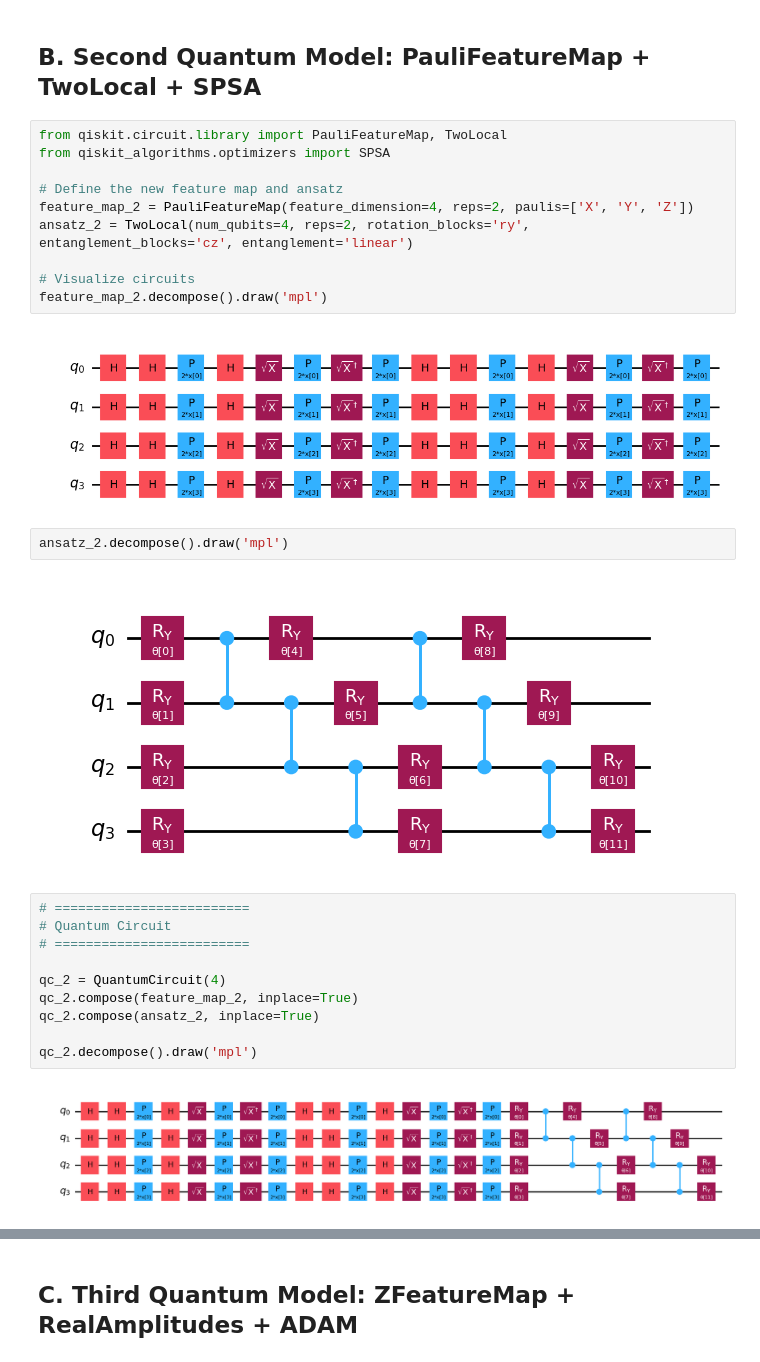
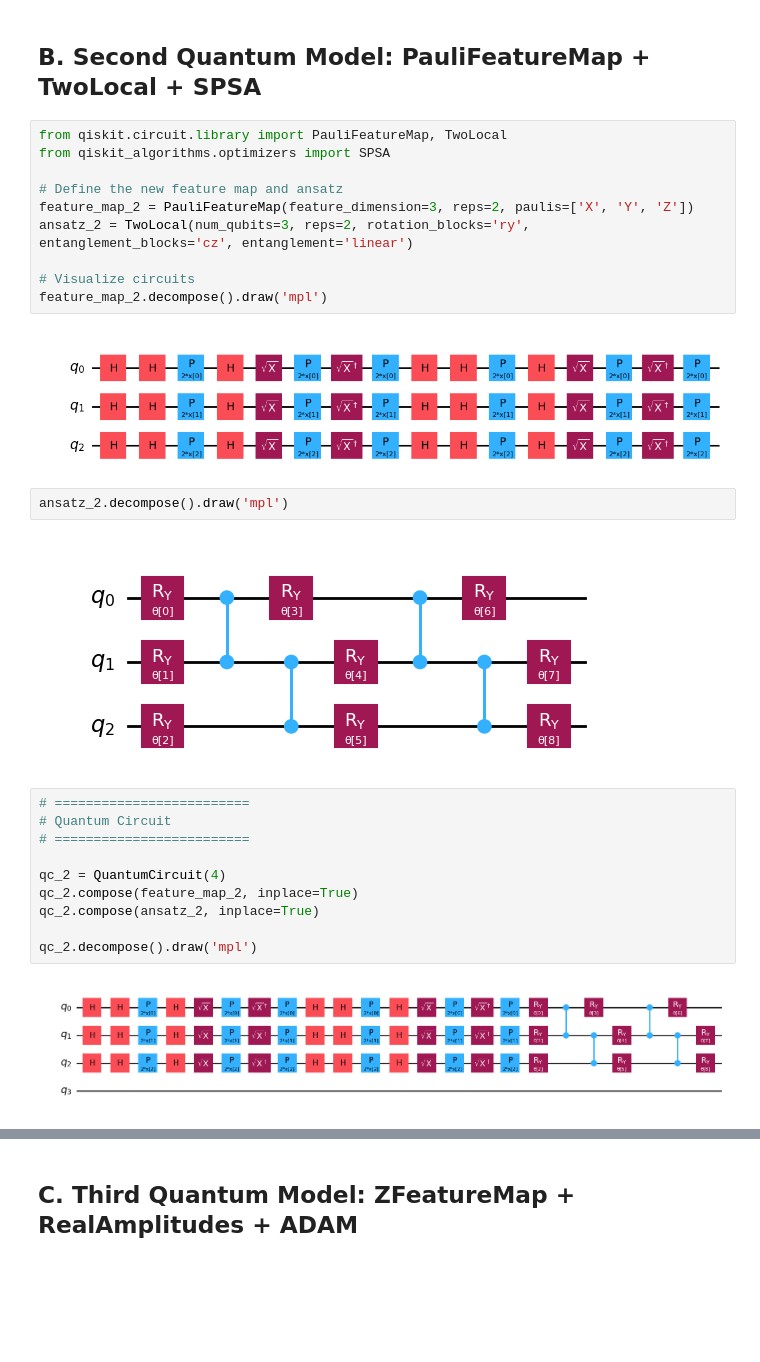
Before and after one commit to kabirarshafidz/SQA-2026-clone, a Jupyter notebook: personal_notebook.ipynb, the cells around one changed output, grey strips where cells are left out. Saved outputs shown, nothing was run; the diff lists cells and outputs as text; blank space fills up the shorter version.

```diff
--- a/personal_notebook.ipynb
+++ b/personal_notebook.ipynb
@@ -223,19 +223,19 @@ Unique predicted labels: [-1.  1.]
 # %%
 from qiskit.circuit.library import PauliFeatureMap, TwoLocal
 from qiskit_algorithms.optimizers import SPSA
 
 # Define the new feature map and ansatz
-feature_map_2 = PauliFeatureMap(feature_dimension=4, reps=2, paulis=['X', 'Y', 'Z'])
-ansatz_2 = TwoLocal(num_qubits=4, reps=2, rotation_blocks='ry', entanglement_blocks='cz', entanglement='linear')
+feature_map_2 = PauliFeatureMap(feature_dimension=3, reps=2, paulis=['X', 'Y', 'Z'])
+ansatz_2 = TwoLocal(num_qubits=3, reps=2, rotation_blocks='ry', entanglement_blocks='cz', entanglement='linear')
 
 # Visualize circuits
 feature_map_2.decompose().draw('mpl')
 # %% [output]
-[figure, old version]
+[figure, new version]
 # %%
 ansatz_2.decompose().draw('mpl')
 # %% [output]
-[figure, old version]
+[figure, new version]
 # %%
 # =========================
 # Quantum Circuit
@@ -247,7 +247,7 @@ qc_2.compose(ansatz_2, inplace=True)
 
 qc_2.decompose().draw('mpl')
 # %% [output]
-[figure, old version]
+[figure, new version]
 # %%
 np.random.seed(42)
 loss_vals_2 = []
```
Also changed, not shown: parts of 23 cells of this notebook.
